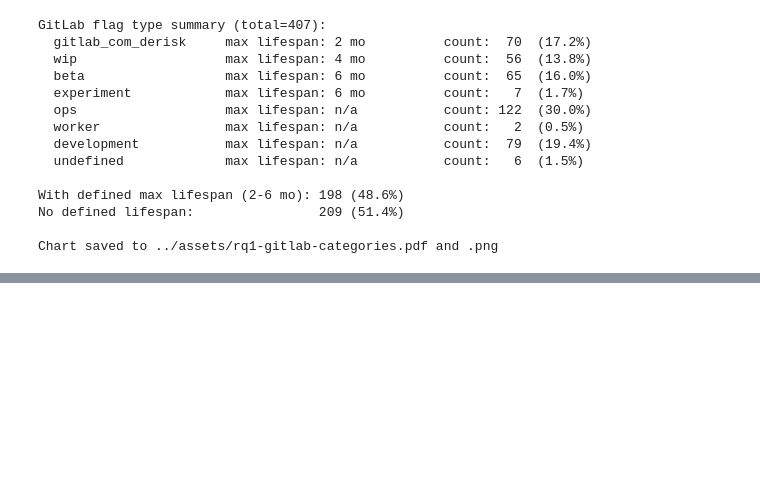
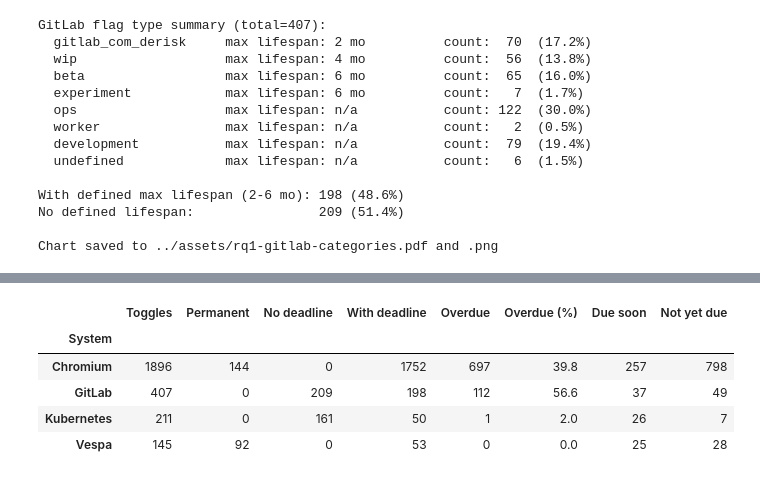
Before and after one commit to ternava/ft-expiration-date, a Jupyter notebook: study/notebooks/01-ft-all-analysis.ipynb, the cells around one changed output, grey strips where cells are left out. Saved outputs shown, nothing was run; the diff lists cells and outputs as text; code cells hidden in the pictures; blank space fills up the shorter version.

Commit message:
updated and enriched the data with the longitudinal data

```diff
--- a/study/notebooks/01-ft-all-analysis.ipynb
+++ b/study/notebooks/01-ft-all-analysis.ipynb
@@ -954 +903,49 @@ print("All individual charts saved to ../assets/strip-{chromium,vespa,gitlab,kub
 All individual charts saved to ../assets/strip-{chromium,vespa,gitlab,kubernetes}.{pdf,png}
+# %%
+# Table 2: toggles, deadlines and overdue toggles per system at T0.
+# `flows` is also used by the Sankey figure below.
+def _n(s, v):
+    return int((s == v).sum())
+
+# Kubernetes: deprecated gates and gates without a removal version are counted apart
+k_with = df_k[df_k['has_expiration']]
+k_open = k_with[(k_with['stage'] != 'Deprecated') & k_with['removal_ver_num'].notna()]
+k_over = int((k_open['removal_ver_num'] < current_release_num).sum())
+k_soon = int(((k_open['removal_ver_num'] >= current_release_num) &
+              (k_open['removal_ver_num'] < round(current_release_num + 0.02, 2))).sum())
+
+flows = {
+    'Chromium': {'total': len(df_c),
+                 'over': _n(df_with_ms['exp_status'], 'Expired'), 'soon': _n(df_with_ms['exp_status'], 'Expiring Soon'),
+                 'later': _n(df_with_ms['exp_status'], 'Active'), 'dep': 0,
+                 'perm': len(df_never), 'none': len(df_c) - len(df_with_ms) - len(df_never)},
+    'GitLab': {'total': len(df_gl),
+               'over': _n(df_gl['expiration_status'], 'Expired'), 'soon': _n(df_gl['expiration_status'], 'Expiring Soon'),
+               'later': _n(df_gl['expiration_status'], 'Active'), 'dep': 0,
+               'perm': 0, 'none': int((~df_gl['flag_type'].isin(GL_TYPES_WITH_EXPIRATION)).sum())},
+    'Kubernetes': {'total': len(df_k),
+                   'over': k_over, 'soon': k_soon, 'later': len(k_open) - k_over - k_soon,
+                   'dep': len(k_with) - len(k_open),
+                   'perm': 0, 'none': len(df_k) - len(k_with)},
+    'Vespa': {'total': len(df_v),
+              'over': _n(df_v_exp['exp_status'], 'Expired'), 'soon': _n(df_v_exp['exp_status'], 'Expiring Soon'),
+              'later': _n(df_v_exp['exp_status'], 'Active'), 'dep': 0,
+              'perm': len(df_v_perm), 'none': 0},
+}
+
+rows = []
+for name, f in flows.items():
+    assert sum(f[k] for k in ('over', 'soon', 'later', 'dep', 'perm', 'none')) == f['total'], name
+    with_dl = f['over'] + f['soon'] + f['later'] + f['dep']
+    rows.append({'System': name, 'Toggles': f['total'], 'Permanent': f['perm'], 'No deadline': f['none'],
+                 'With deadline': with_dl, 'Overdue': f['over'],
+                 'Overdue (%)': round(100 * f['over'] / with_dl, 1) if with_dl else 0.0,
+                 'Due soon': f['soon'], 'Not yet due': f['later']})
+pd.DataFrame(rows).set_index('System')
+# %% [output]
+|  | Toggles | Permanent | No deadline | With deadline | Overdue | Overdue (%) | Due soon | Not yet due |
+| System |  |  |  |  |  |  |  |  |
+| Chromium | 1896 | 144 | 0 | 1752 | 697 | 39.8 | 257 | 798 |
+| GitLab | 407 | 0 | 209 | 198 | 112 | 56.6 | 37 | 49 |
+| Kubernetes | 211 | 0 | 161 | 50 | 1 | 2.0 | 26 | 7 |
+| Vespa | 145 | 92 | 0 | 53 | 0 | 0.0 | 25 | 28 |
```
Also changed, not shown: parts of 5 cells of this notebook, 22 other files.
